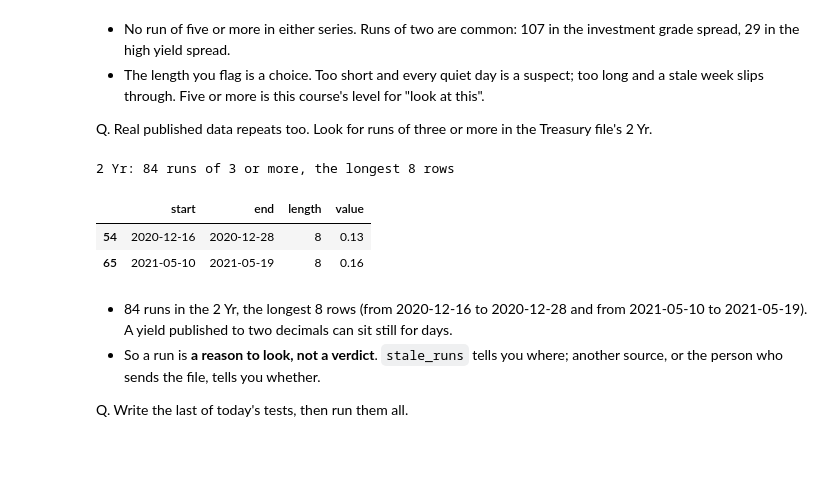
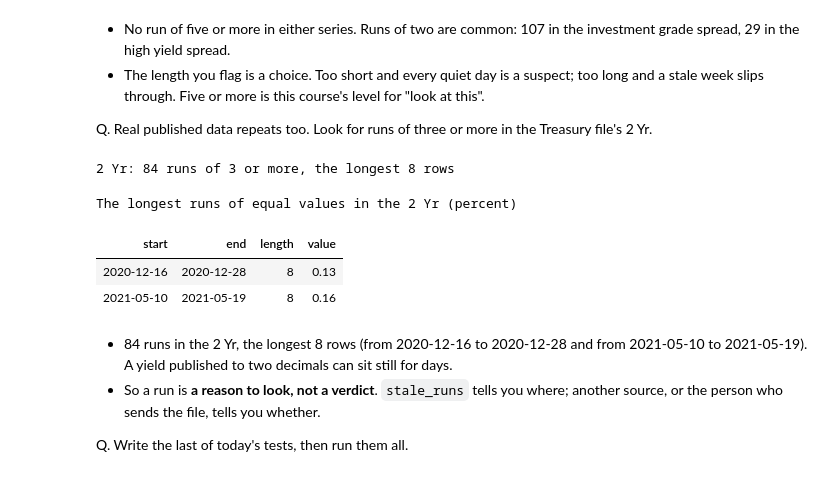
Before and after one commit to lenamonj/python-fixed-income, a Jupyter notebook: course3_market_data/week1/day3/03_market_calendars_and_cleaning.ipynb, the cells around one changed output. Cells and saved outputs as stored; diff of their text form; code cells hidden in the pictures.

```diff
--- a/course3_market_data/week1/day3/03_market_calendars_and_cleaning.ipynb
+++ b/course3_market_data/week1/day3/03_market_calendars_and_cleaning.ipynb
@@ -1608,12 +1821,17 @@ Q. Real published data repeats too. Look for runs of three or more in the Treasu
 # %%
 two_year_runs = md.stale_runs(treasury["2 Yr"].dropna(), min_length=3)
 print(f"2 Yr: {len(two_year_runs)} runs of 3 or more, the longest {two_year_runs['length'].max()} rows")
-two_year_runs[two_year_runs["length"] == two_year_runs["length"].max()]
+# the longest runs only, as a styled table
+(two_year_runs[two_year_runs["length"] == two_year_runs["length"].max()].style
+    .format({"start": "{:%Y-%m-%d}", "end": "{:%Y-%m-%d}", "value": "{:.2f}"})
+    .hide(axis="index")
+    .set_caption("The longest runs of equal values in the 2 Yr (percent)"))
 # %% [output]
 2 Yr: 84 runs of 3 or more, the longest 8 rows
+The longest runs of equal values in the 2 Yr (percent)
-|  | start | end | length | value |
-| 54 | 2020-12-16 | 2020-12-28 | 8 | 0.13 |
-| 65 | 2021-05-10 | 2021-05-19 | 8 | 0.16 |
+| start | end | length | value |
+| 2020-12-16 | 2020-12-28 | 8 | 0.13 |
+| 2021-05-10 | 2021-05-19 | 8 | 0.16 |
 # %% [markdown]
 * 84 runs in the 2 Yr, the longest 8 rows (from 2020-12-16 to 2020-12-28 and from 2021-05-10 to 2021-05-19). A yield published to two decimals can sit still for days.
 * So a run is **a reason to look, not a verdict**. `stale_runs` tells you where; another source, or the person who sends the file, tells you whether.
```
Also changed, not shown: parts of 34 cells of this notebook, 2 other files.
